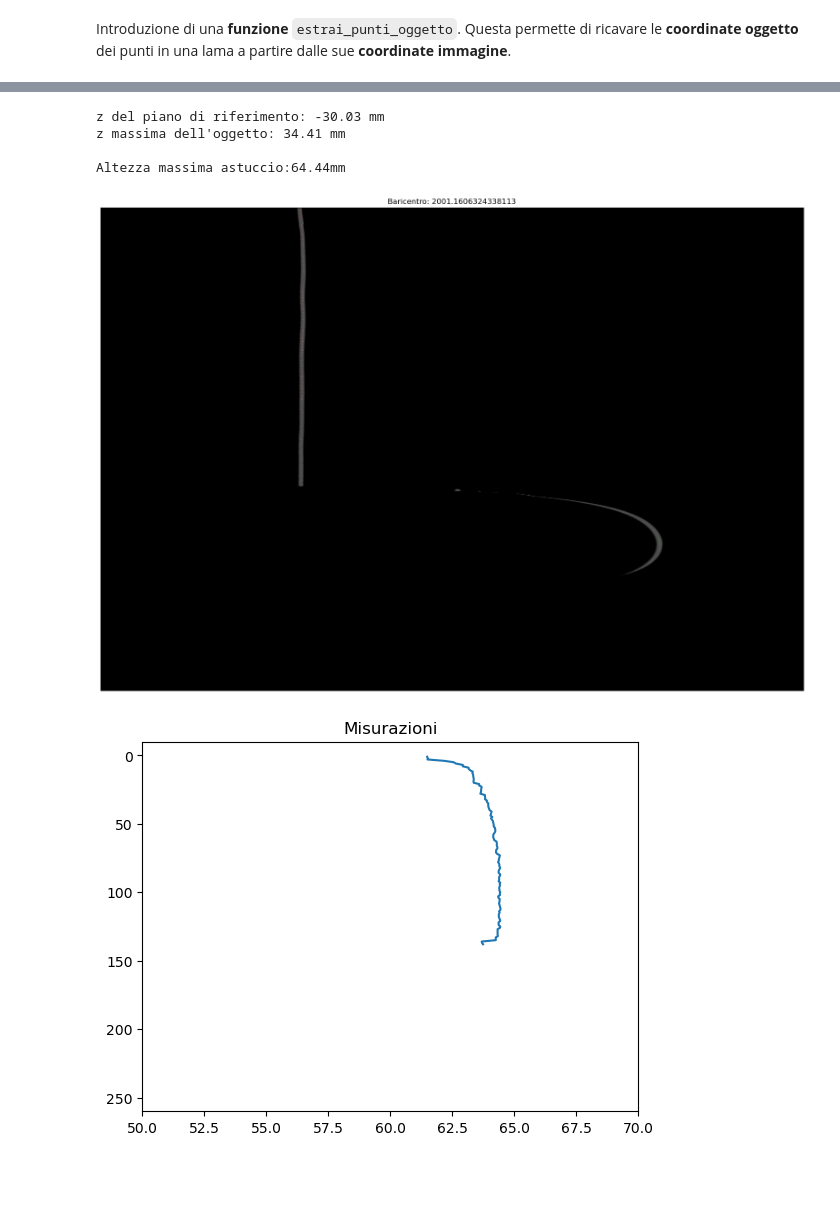
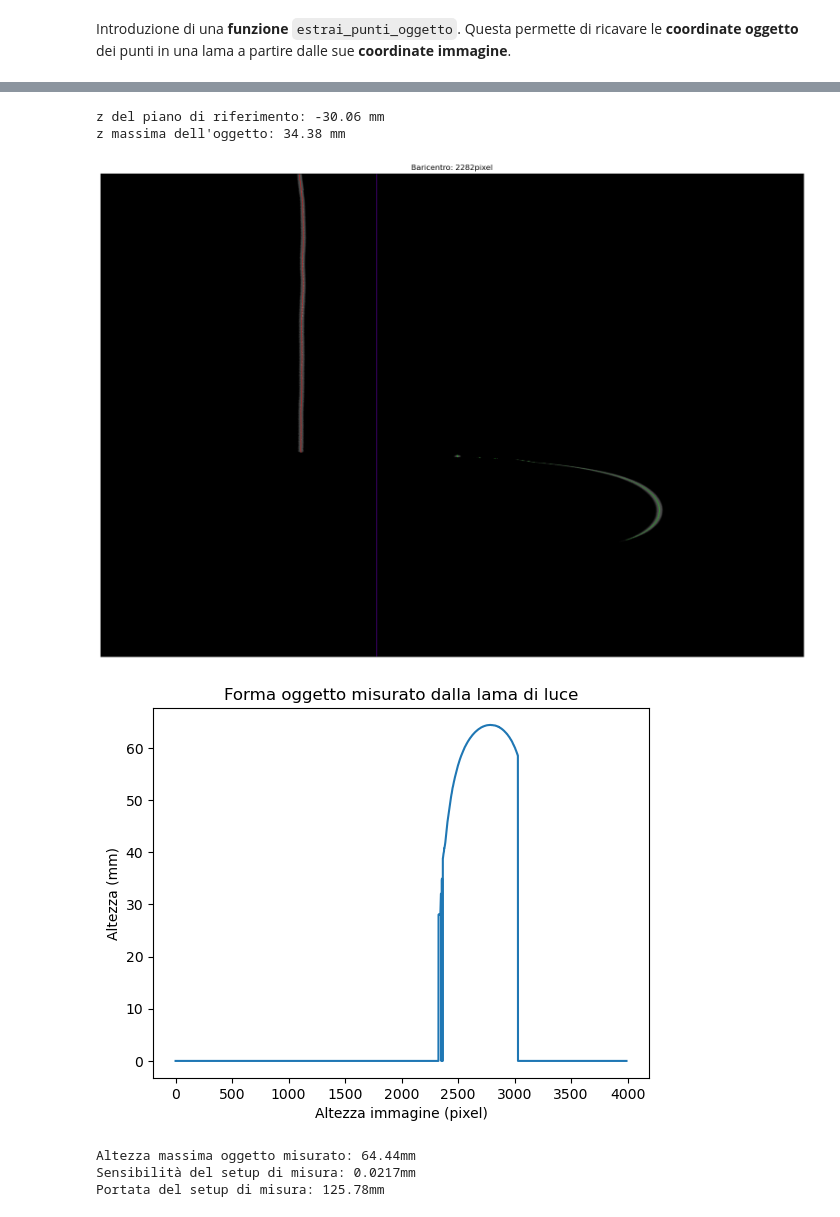
Before and after one commit to eldemaster/ProgettoSdV, a Jupyter notebook: Progetto_SUS.ipynb, the cells around one changed output, grey strips where cells are left out. Saved outputs shown, nothing was run; the diff lists cells and outputs as text; code cells hidden in the pictures; blank space fills up the shorter version.

```diff
--- a/Progetto_SUS.ipynb
+++ b/Progetto_SUS.ipynb
@@ -824,13 +851,12 @@ for element in lama_test:
     z.append(risultati[2])
 
 num_immagini=11
-punti_per_lama = 10
 distanza_immagini = 10#mm
 errore=[]
 
 for i in range(num_immagini):
-    for j in range(punti_per_lama):
-        errore.append(abs(z[i*distanza_immagini+j]-images[i]))
+    for j in range( int(len(z)/num_immagini) ):
+        errore.append(abs(z[(i*int(len(z)/num_immagini)+j)]-images[i]))
 
 
 errore=np.array(errore)
@@ -941,49 +976,59 @@ def estrai_punti_oggetto(baric):
 # %%
 img1 = cv.imread(os.path.join( IMGDIR, 'Misure_01.jpg'), cv.IMREAD_COLOR )
 assert img1 is not None, "ERRORE: File non trovato!"
 
 # Identificazione dei baricentri della lama a z del piano riferimento e z dell'oggetto
-bar_zRif1, bar_zOgg1 = estrai_baricetri(img1)
+bar_zRif1, bar_zOgg1, hIMG, binary, baricentri_np, pos_lama_media, wIMG = estrai_baricetri(img1)
 
 # Ricostruzione delle coordinate oggetto 3D dei baricentri identificati per ognuno dei 2 array
 x_rif1, y_rif1, z_rif1 = estrai_punti_oggetto(bar_zRif1)
 x_ogg1, y_ogg1, z_ogg1 = estrai_punti_oggetto(bar_zOgg1)
 
 # Calcolo della z media del piano di riferimeto
 z_Rif_mean1 = np.mean(z_rif1)
 
-# Calcolo della z massima raggiunta dal mio oggetto perchè l'obiettivo è
-# misurare il diametro dell'astuccio
+# Calcolo della z massima raggiunta dal mio oggetto
 z_Ogg_max1 = np.max(z_ogg1)
 
 # Stampa dei risultati
 formatted_z_Rif_mean1 = "{:.2f}".format(z_Rif_mean1)
 formatted_z_Ogg_max1 = "{:.2f}".format(z_Ogg_max1)
-print('z del piano di riferimento: ' + str(formatted_z_Rif_mean1)+' mm')
+print('\nz del piano di riferimento: ' + str(formatted_z_Rif_mean1)+' mm')
 print('z massima dell\'oggetto: ' + str(formatted_z_Ogg_max1)+' mm')
 
-# Calcolo e visualizzazione delle dimensioni dell'oggetto
-d1=z_Ogg_max1-z_Rif_mean1
-misure1 = []
-x1 = np.arange(1, len(z_ogg1)+1)
+risultato=[]
+tempCont=0
 
-for i in range(len(z_ogg1)):
-    d_temp = z_ogg1[i]-z_Rif_mean1
-    misure1.append(d_temp)
+for j in range(hIMG):
+    if np.isnan(baricentri_np[j,1])==False:
+        indice = int(baricentri_np[j,1])
+        if indice>pos_lama_media:
+            risultato.append((z_ogg1[tempCont] - z_Rif_mean1))
+            tempCont+=1
+        elif indice<pos_lama_media:
+            risultato.append(0)
+    else:
+        risultato.append(0)
 
-formatted_d1 = "{:.2f}".format(d1)
-print('\nAltezza massima astuccio:'+str(formatted_d1)+'mm')
 
-fig, ax = plt.subplots()
-ax.plot(misure1, x1)
-ax.set_title("Misurazioni")
-ax.set_ylim([260,-10])
-ax.set_xlim([50, 70])
+plt.figure()
+plt.plot(risultato)  # Grafico dell'altezza dell'oggetto rispetto all'altezza media a z=0
+plt.xlabel('Altezza immagine (pixel)')
+plt.ylabel('Altezza (mm)')
+plt.title('Forma oggetto misurato dalla lama di luce')
 plt.show()
+
+d = z_Ogg_max1 - z_Rif_mean1  # Calcolo della differenza di altezza
+print('Altezza massima oggetto misurato: '+str(round(d,2)) + 'mm')  # Stampa della differenza di altezza in millimetri
+#La sensibilità di uno strumento è il più piccolo valore della grandezza che lo strumento può distinguere
+print('Sensibilità del setup di misura: '+str(round(sensibilita_setup,4)) + 'mm')
+#La portata di uno strumento è il più grande valore della grandezza che lo strumento può misurare
+print('Portata del setup di misura: '+str(round(wIMG*sensibilita_setup,2)) + 'mm')
 # %% [output]
-z del piano di riferimento: -30.03 mm
-z massima dell'oggetto: 34.41 mm
-
-Altezza massima astuccio:64.44mm
+z del piano di riferimento: -30.06 mm
+z massima dell'oggetto: 34.38 mm
-[figure, old version]
+[figure, new version]
-[figure, old version]
+[figure, new version]
+Altezza massima oggetto misurato: 64.44mm
+Sensibilità del setup di misura: 0.0217mm
+Portata del setup di misura: 125.78mm
```
Also changed, not shown: parts of 23 cells of this notebook.
